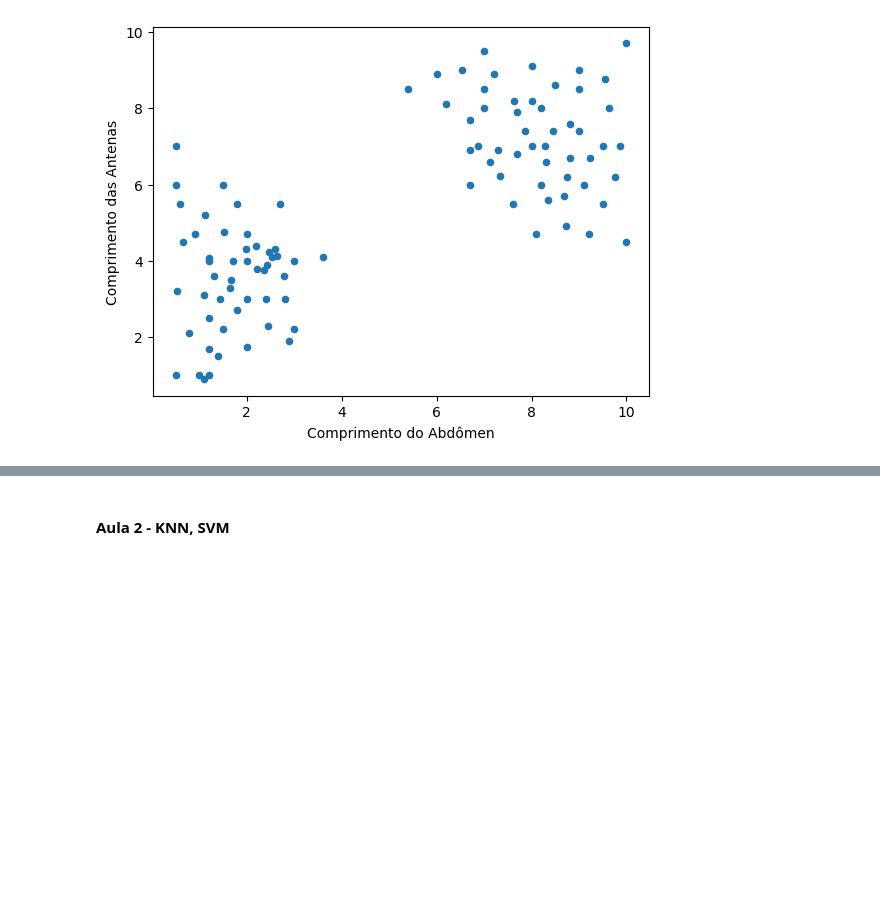
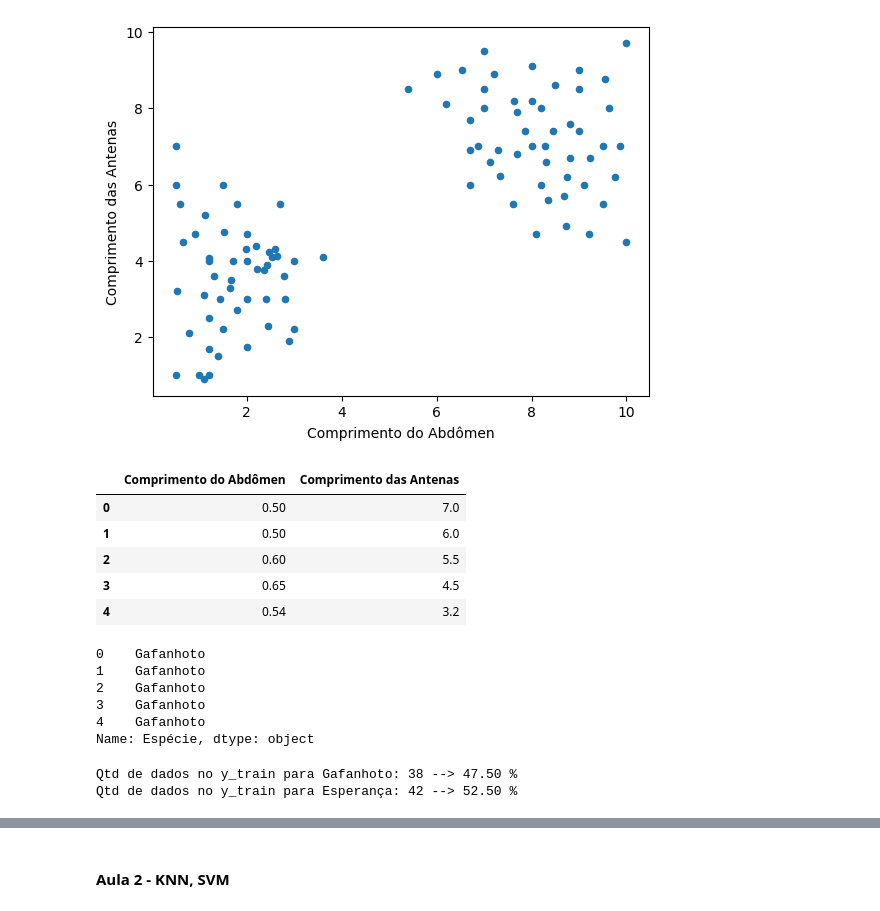
Before and after one commit to RicardViana/fiap-Machine-Learning-and-Time-Series, a Jupyter notebook: machine_learning_avancado.ipynb, the cells around one changed output, grey strips where cells are left out. Drawn from its saved outputs; the diff is of its cells as text; code cells hidden in the pictures; blank space fills up the shorter version.

```diff
--- a/machine_learning_avancado.ipynb
+++ b/machine_learning_avancado.ipynb
@@ -73,3 +76,44 @@ dados.plot.scatter(x = "Comprimento do Abdômen", y = "Comprimento das Antenas")
 plt.show()
 # %% [output]
 [figure]
+# %%
+# Selecionar as variaveis caracteristica
+
+x = dados[["Comprimento do Abdômen","Comprimento das Antenas"]] # --> dois colchete pois estamos selecionando mais de uma coluna
+x.head()
+# %% [output]
+|  | Comprimento do Abdômen | Comprimento das Antenas |
+| 0 | 0.50 | 7.0 |
+| 1 | 0.50 | 6.0 |
+| 2 | 0.60 | 5.5 |
+| 3 | 0.65 | 4.5 |
+| 4 | 0.54 | 3.2 |
+# %%
+# Selecionar a variavel target
+
+y = dados["Espécie"]
+y.head()
+# %% [output]
+0    Gafanhoto
+1    Gafanhoto
+2    Gafanhoto
+3    Gafanhoto
+4    Gafanhoto
+Name: Espécie, dtype: object
+# %%
+# Separar os dados entre treino e teste
+# test_size    --> tamanho da base de teste
+# random_state --> é a semente da aleatoriedade
+# exemplo sem usar o stratify
+
+x_train, x_test, y_train, y_test = train_test_split(x,y, test_size=0.2, random_state=42)
+
+qtd_gafanhoto = list(y_train).count("Gafanhoto")
+qtd_esperanca = list(y_train).count("Esperança")
+qtd = len(y_train)
+
+print(f"Qtd de dados no y_train para Gafanhoto: {qtd_gafanhoto} --> {(qtd_gafanhoto/qtd) * 100:.2f} %")
+print(f"Qtd de dados no y_train para Esperança: {qtd_esperanca} --> {(qtd_esperanca/qtd) * 100:.2f} %")
+# %% [output]
+Qtd de dados no y_train para Gafanhoto: 38 --> 47.50 %
+Qtd de dados no y_train para Esperança: 42 --> 52.50 %
```
Also changed, not shown: parts of 2 cells of this notebook.
